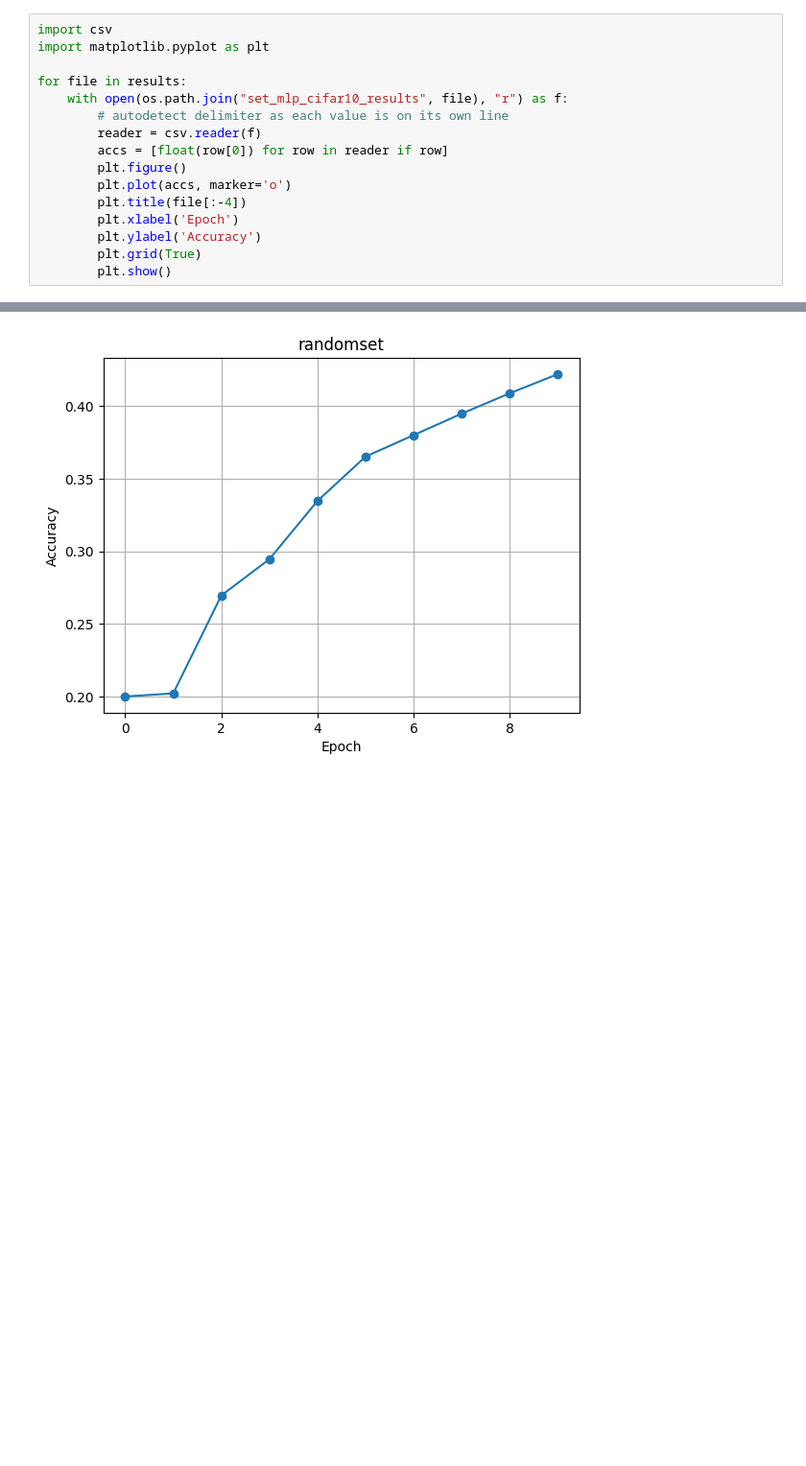
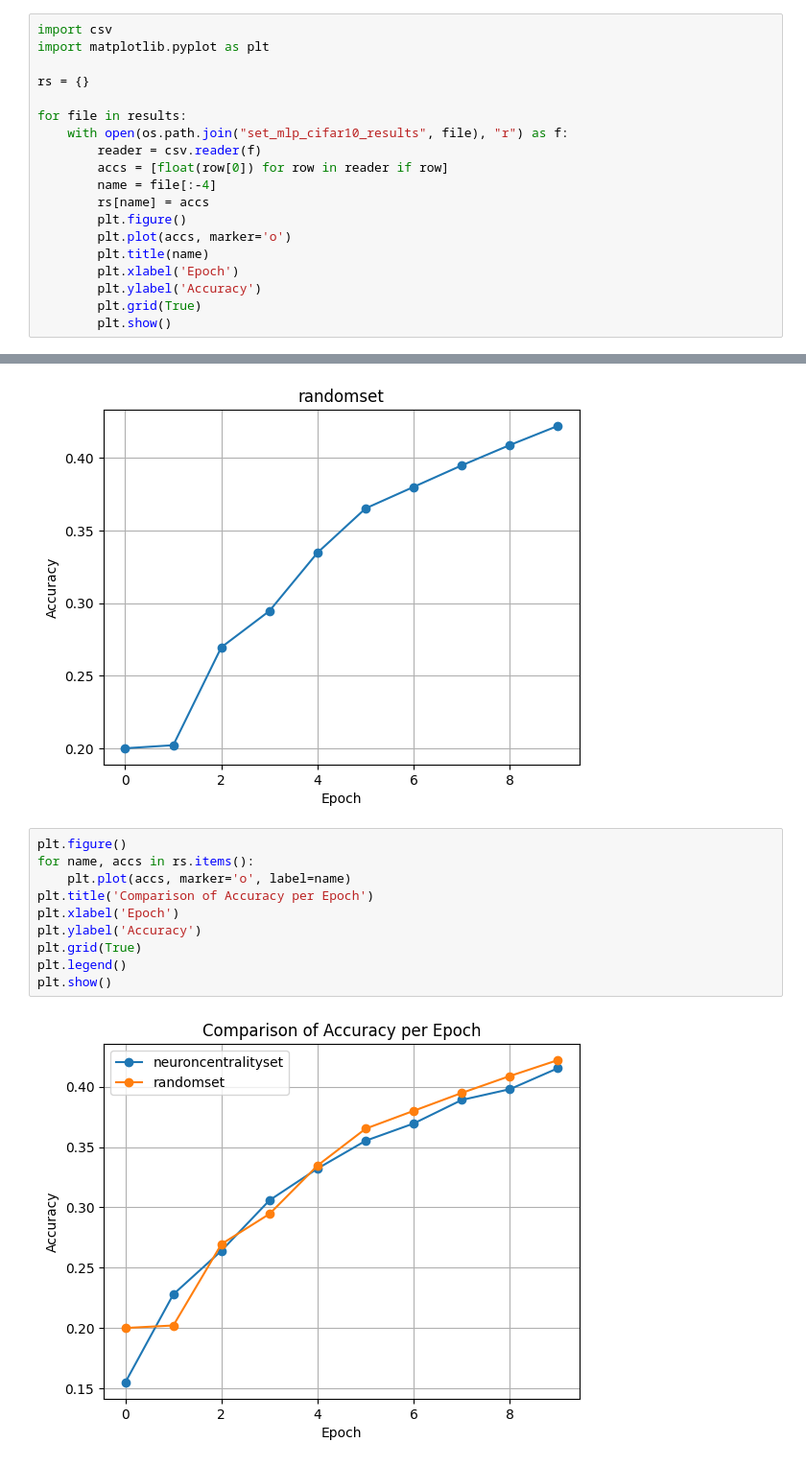
Before and after one commit to TomSchammo/set_framework, a Jupyter notebook: stats.ipynb, the cells around one changed output, grey strips where cells are left out. Shown at 96% size. Drawn from its saved outputs; the diff is of its cells as text; blank space fills up the shorter version.

Commit message:
feat: Add plot containing all the results plotted against each other

```diff
--- a/stats.ipynb
+++ b/stats.ipynb
@@ -8,14 +8,17 @@ results
 import csv
 import matplotlib.pyplot as plt
 
+rs = {}
+
 for file in results:
     with open(os.path.join("set_mlp_cifar10_results", file), "r") as f:
-        # autodetect delimiter as each value is on its own line
         reader = csv.reader(f)
         accs = [float(row[0]) for row in reader if row]
+        name = file[:-4]
+        rs[name] = accs
         plt.figure()
         plt.plot(accs, marker='o')
-        plt.title(file[:-4])
+        plt.title(name)
         plt.xlabel('Epoch')
         plt.ylabel('Accuracy')
         plt.grid(True)
@@ -23,3 +26,15 @@ for file in results:
 # %% [output]
 [figure]
 [figure]
+# %%
+plt.figure()
+for name, accs in rs.items():
+    plt.plot(accs, marker='o', label=name)
+plt.title('Comparison of Accuracy per Epoch')
+plt.xlabel('Epoch')
+plt.ylabel('Accuracy')
+plt.grid(True)
+plt.legend()
+plt.show()
+# %% [output]
+[figure, added]
```
